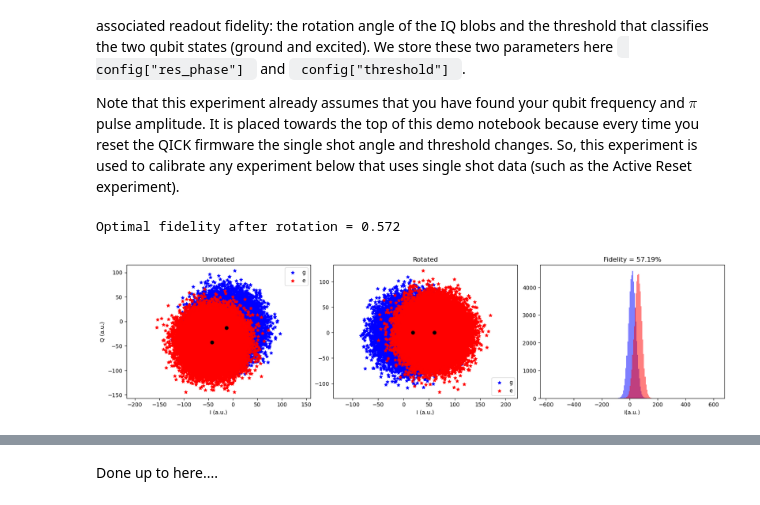
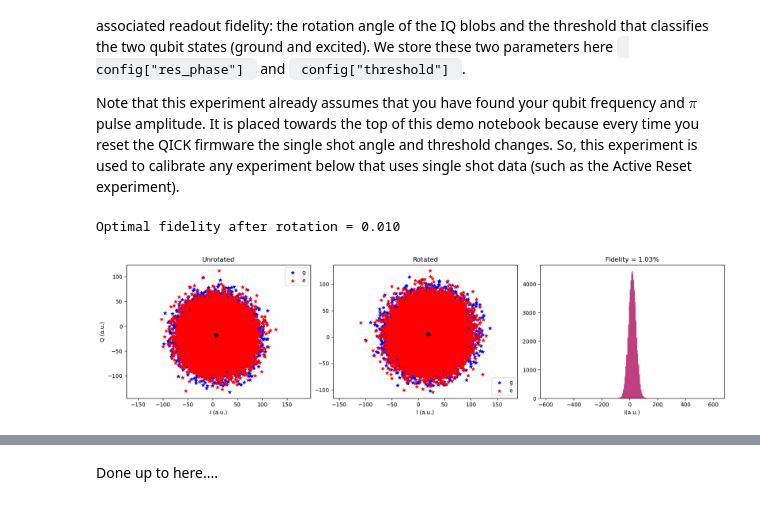
Before and after one commit to sarafs1926/tprocv2_demos, a Jupyter notebook: qick_demos_tprocv2/02_qubit_demos.ipynb, the cells around one changed output, grey strips where cells are left out. Cells and saved outputs as stored; diff of their text form; code cells hidden in the pictures.

Commit message:
Correct single shot measurement, add single shot for ground and excited state separately

```diff
--- a/qick_demos_tprocv2/02_qubit_demos.ipynb
+++ b/qick_demos_tprocv2/02_qubit_demos.ipynb
@@ -511,3 +515,5 @@ Current data file: 00003_qubit_spec_Q0_2024-10-07.h5
+# %%
+qubit_freqs = [2964.49, 0, 3102.6, 0, 0, 0]
 # %% [markdown]
 # Length Rabi
 
@@ -564,10 +570,10 @@ config = {
     'qubit_ch': GEN_CH4,
 
     ## Resonator Pulse Params. ##
-    'f_res': 7149.75, # [MHz]
+    'f_res': res_freqs[QubitIndex], # [MHz]
     'res_len': 2.0, # [us]
     'res_phase': 0, # [deg]
-    'res_gain': 0.3, # [DAC units]
+    'res_gain': 0.7, # [DAC units]
 
     ## Readout Params. ##
     'trig_time': 0.65, # [us]
@@ -575,10 +581,10 @@ config = {
     'relax_delay': 1000, # [us]
 
     ## Qubit Params. ##
-    'f_ge': 2964.29, # [MHz]
+    'f_ge': qubit_freqs[QubitIndex], # [MHz]
     "probe_len": 0.05, # [us]
     'qubit_phase': 0, # [deg]
-    "qubit_gain":0.4129, # [DAC units]
+    "qubit_gain": 0.28, # [DAC units]
      }
 
 
@@ -1309,13 +1315,14 @@ Measures the single shot readout fidelity of the system. We acquire single shot
 
 Note that this experiment already assumes that you have found your qubit frequency and $\pi$ pulse amplitude. It is placed towards the top of this demo notebook because every time you reset the QICK firmware the single shot angle and threshold changes. So, this experiment is used to calibrate any experiment below that uses single shot data (such as the Active Reset experiment).
 # %%
+# Both g and e during the same experiment.
 class SingleShotProgram(AveragerProgramV2):
     def _initialize(self, cfg):
         ro_ch = cfg['ro_ch']
         res_ch = cfg['res_ch']
         qubit_ch = cfg['qubit_ch']
 
-        self.declare_gen(ch=res_ch, nqz=1)
+        self.declare_gen(ch=res_ch, nqz=2)
         self.declare_gen(ch=qubit_ch, nqz=1)
 
         # pynq configured
@@ -1342,13 +1349,13 @@ class SingleShotProgram(AveragerProgramV2):
                        envelope="ramp",
                        freq=cfg['f_ge'],
                        phase=cfg['qubit_phase'],
-                       gain= cfg['pi_gain'],
+                       gain=cfg['pi_gain'],
                       )
 
     def _body(self, cfg):
-        # self.send_readoutconfig(ch=cfg['ro_ch'], name="myro", t=0)
+        self.send_readoutconfig(ch=cfg['ro_ch'], name="myro", t=0)
         self.pulse(ch=self.cfg["qubit_ch"], name="qubit_pulse", t=0)  #play pulse
-
+        self.delay_auto(0.01)
         self.pulse(ch=cfg['res_ch'], name="res_pulse", t=0) # play probe pulse
         self.trigger(ros=[cfg['ro_ch']], pins=[0], t=cfg['trig_time'])
 # %%
@@ -1365,7 +1372,7 @@ config = {
     'qubit_ch': GEN_CH4,
 
     ## Resonator Pulse Params. ##
-    'f_res': 7149.75, # [MHz]
+    'f_res': 7149.76, # [MHz]
     'res_len': 2.0, # [us]
     'res_phase': 0, # [deg]
     'res_gain': 0.3, # [DAC units]
@@ -1377,29 +1384,26 @@ config = {
 
     ## Qubit Params. ##
     'f_ge': 2964.29, # [MHz]
-    "pi_gain": 0.4129, # [DAC units]
-    "pi2_gain": 0.4129 / 2, # [DAC units]
+    "pi_gain": QickSweep1D('gainloop', 0, 0.405), # [DAC units]
     'qubit_phase': 0,
     'sigma': 1.0 / 5,
-    'ramsey_freq': 0.1, # [MHz]
      }
 
-
-ssp = SingleShotProgram(soccfg, reps=1, final_delay=config['relax_delay'], cfg=config)
+ssp = SingleShotProgram(soccfg, reps=1, final_delay=0.5, cfg=config)
 iq_list = ssp.acquire(soc, soft_avgs=1, progress=True)
 # %%
 # iq_list : (Shots, gain steps, IQ) --> iq_list_tran : (IQ, gain steps, Shots) #
 iq_list_tran = iq_list[0][0].T
 
 di0 = iq_list_tran[0][0]
-dq0 = iq_list_tran[0][1]
-di1 = iq_list_tran[1][0]
+dq0 = iq_list_tran[1][0]
+di1 = iq_list_tran[0][1]
 dq1 = iq_list_tran[1][1]
 
 fid, threshold, angle = hist(data=[di0, dq0, di1, dq1],  plot=True, ran=600)
 print('Optimal fidelity after rotation = %.3f' % fid)
 # readout_cfg["res_phase"]=soccfg.deg2reg(-angle*180/pi, gen_ch=5)
 # readout_cfg["threshold"]=round(threshold)
 # %% [output]
-Optimal fidelity after rotation = 0.572
+Optimal fidelity after rotation = 0.010
-[figure, old version]
+[figure, new version]
```
Also changed, not shown: parts of 25 cells of this notebook, 1 other file.
